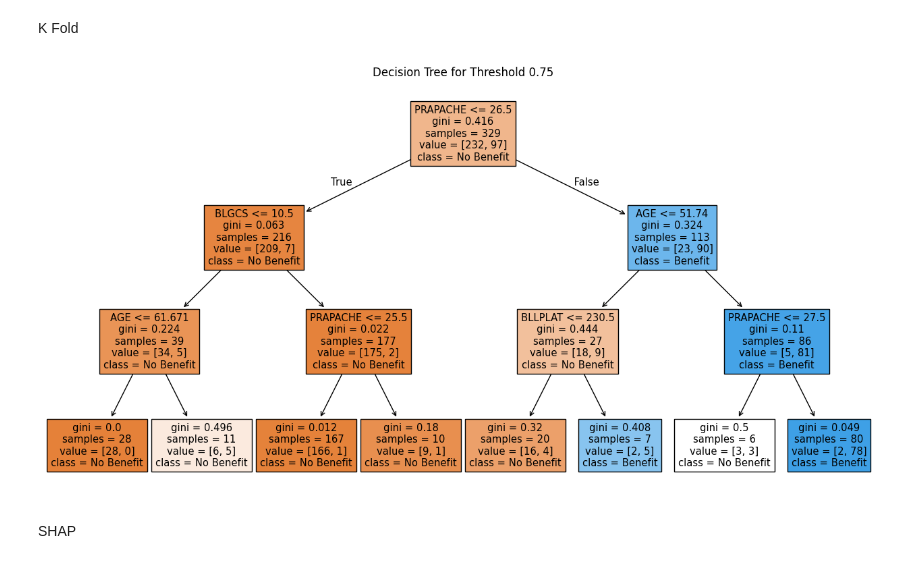
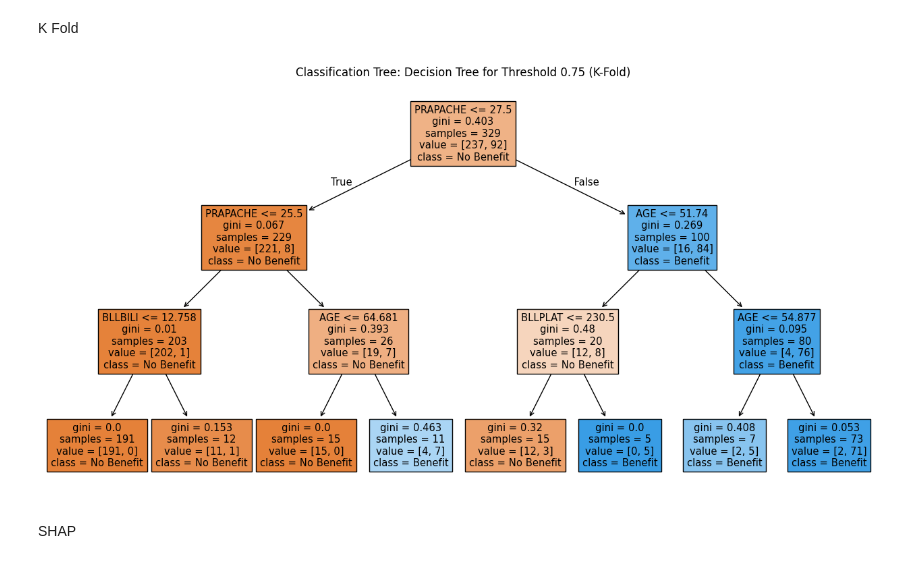
Before and after one commit to tobsilog/VTE, a Jupyter notebook: SHAP/Final_Code.ipynb, the cells around one changed output. Saved outputs shown, nothing was run; the diff lists cells and outputs as text; code cells hidden in the pictures.

```diff
--- a/SHAP/Final_Code.ipynb
+++ b/SHAP/Final_Code.ipynb
@@ -50,7 +50,7 @@ This is what computeTwin1() and computeTwin2() functions do.
 # %%
 X_train, X_test, y_train, y_test = train_test_split(X, y, test_size=0.3, random_state=42)
 
-rf = RandomForestClassifier(n_estimators=100, oob_score=True, random_state=42)
+rf = RandomForestClassifier(n_estimators=500, oob_score=True, random_state=123)
 rf.fit(X_train, y_train)
 
 # T = realtreatment
@@ -74,5 +74,3 @@ SRF['ITE'] = SRF_ITE
 
 # output_path = os.path.join("Results", "SimpleRandomForest.csv")
 # SRF.to_csv(output_path, index=False)
-
-print(SRF.head())
@@ -105,10 +89,10 @@ y_train_trt0 = y_train[X_train['THERAPY'] == 0]
 X_test_trt1 = X_test[X_test['THERAPY'] == 1]
 X_test_trt0 = X_test[X_test['THERAPY'] == 0]
 
-model_trt1 = RandomForestClassifier(n_estimators=100, oob_score=True, random_state=42)
+model_trt1 = RandomForestClassifier(n_estimators=500, oob_score=True, random_state=123)
 model_trt1.fit(X_train_trt1, y_train_trt1)
 
-model_trt0 = RandomForestClassifier(n_estimators=100, oob_score=True, random_state=42)
+model_trt0 = RandomForestClassifier(n_estimators=500, oob_score=True, random_state=123)
 model_trt0.fit(X_train_trt0, y_train_trt0)
 
 twin1_scores = np.zeros(len(X_test))
@@ -135,7 +119,7 @@ def compute_kfold_single_rf(X, y, T, treatment_col_name='THERAPY', k=5):
     p1_cv = np.zeros(len(X))
     p0_cv = np.zeros(len(X))
 
-    kf = StratifiedKFold(n_splits=k, shuffle=True, random_state=42)
+    kf = StratifiedKFold(n_splits=k, shuffle=True, random_state=123)
 
     for fold_i, (train_index, val_index) in enumerate(kf.split(X, T)):
 
@@ -146,7 +130,7 @@ def compute_kfold_single_rf(X, y, T, treatment_col_name='THERAPY', k=5):
 
         X_train_fold[treatment_col_name] = T_train_fold
 
-        rf = RandomForestClassifier(n_estimators=100, random_state=42)
+        rf = RandomForestClassifier(n_estimators=500, oob_score=True, random_state=123)
         rf.fit(X_train_fold, y_train_fold)
 
         X_val_fold = X.iloc[val_index]
@@ -332,16 +316,16 @@ for c in thresholds:
 # %%
 closest_key = min(classification_trees_KF.keys(), key=lambda x: abs(x - closest_threshold))
 
 plt.figure(figsize=(16, 8))
 plot_tree(
     classification_trees_KF[closest_key],
     feature_names=X_features.columns,
     class_names=["No Benefit", "Benefit"],
     filled=True)
-plt.title(f"Decision Tree for Threshold {closest_threshold}")
+plt.title(f"Classification Tree: Decision Tree for Threshold {closest_threshold} (K-Fold)")
 plt.show()
 # %% [output]
-[figure, old version]
+[figure, new version]
 # %% [markdown]
 SHAP
 # %% [markdown]
```
Also changed, not shown: parts of 14 cells of this notebook, 3 other files.
